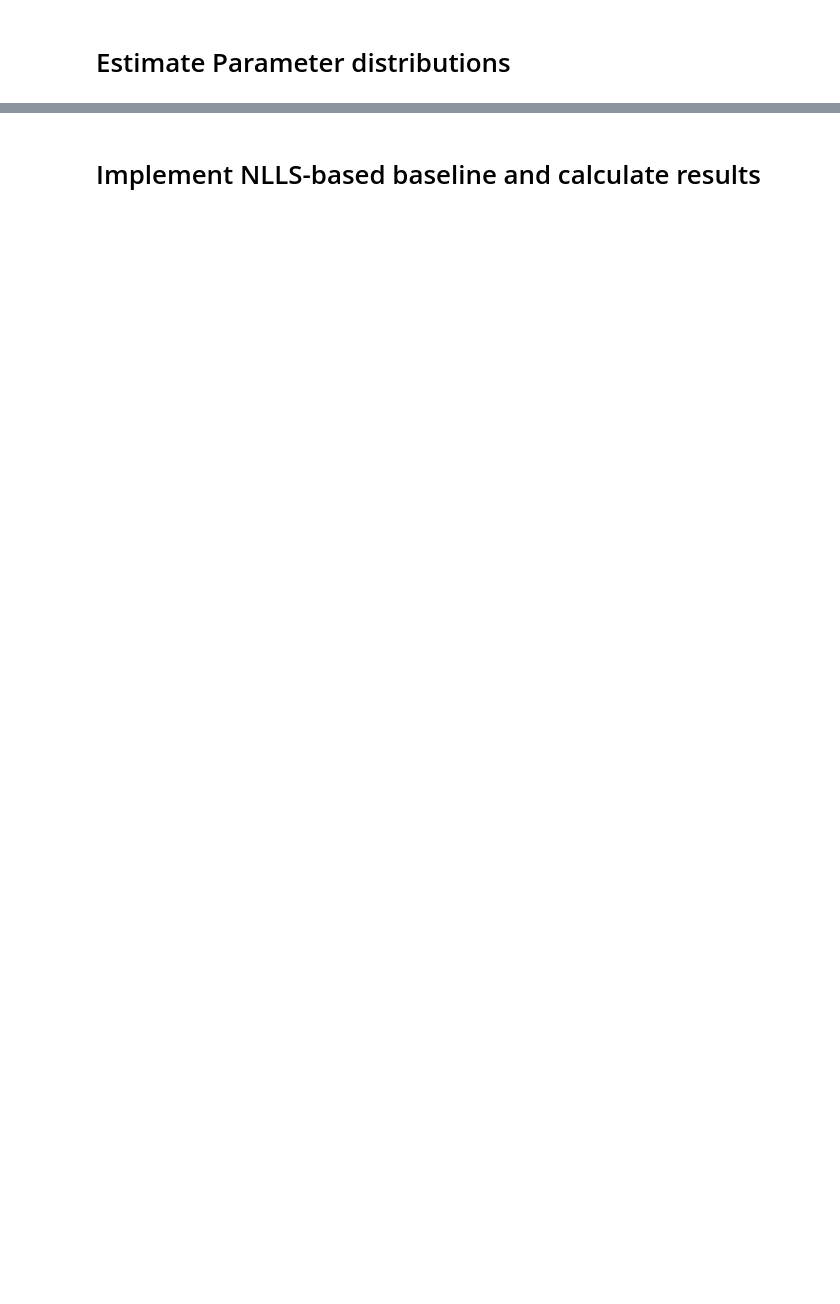
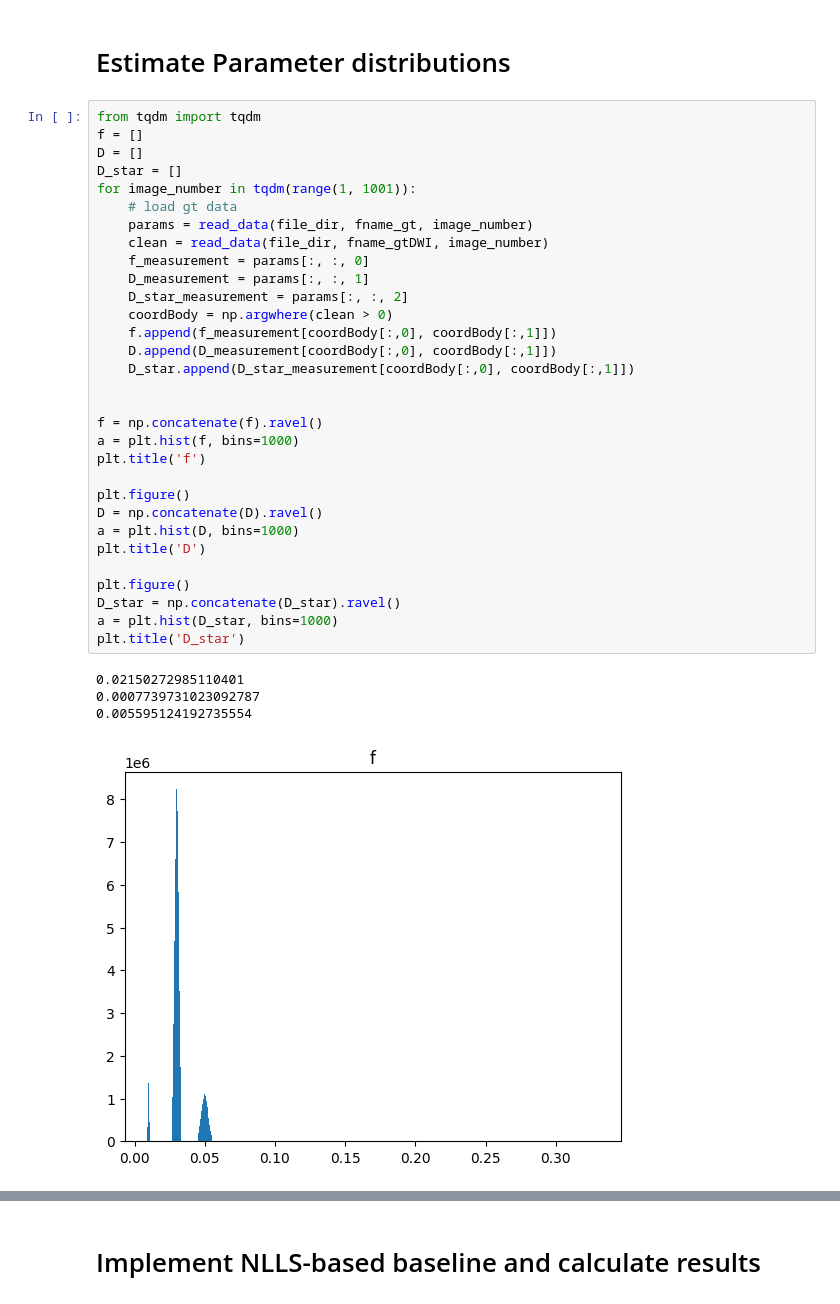
Before and after one commit to batuhan-gundogdu/PIA_IVIM, a Jupyter notebook: step-1_exploratory_data_analysis.ipynb, the cells around one changed output, grey strips where cells are left out. Drawn from its saved outputs; the diff is of its cells as text; blank space fills up the shorter version.

```diff
--- a/step-1_exploratory_data_analysis.ipynb
+++ b/step-1_exploratory_data_analysis.ipynb
@@ -110,2 +96,38 @@ for b_value in range(8):
 # %% [markdown]
 # Estimate Parameter distributions
+# %%
+from tqdm import tqdm
+f = []
+D = []
+D_star = []
+for image_number in tqdm(range(1, 1001)):
+    # load gt data
+    params = read_data(file_dir, fname_gt, image_number)
+    clean = read_data(file_dir, fname_gtDWI, image_number)
+    f_measurement = params[:, :, 0]
+    D_measurement = params[:, :, 1]
+    D_star_measurement = params[:, :, 2]
+    coordBody = np.argwhere(clean > 0)
+    f.append(f_measurement[coordBody[:,0], coordBody[:,1]])
+    D.append(D_measurement[coordBody[:,0], coordBody[:,1]])
+    D_star.append(D_star_measurement[coordBody[:,0], coordBody[:,1]])
+
+
+f = np.concatenate(f).ravel()
+a = plt.hist(f, bins=1000)
+plt.title('f')
+
+plt.figure()
+D = np.concatenate(D).ravel()
+a = plt.hist(D, bins=1000)
+plt.title('D')
+
+plt.figure()
+D_star = np.concatenate(D_star).ravel()
+a = plt.hist(D_star, bins=1000)
+plt.title('D_star')
+# %% [output]
+0.02150272985110401
+0.0007739731023092787
+0.005595124192735554
+[figure, added]
```
Also changed, not shown: parts of 2 cells of this notebook.
